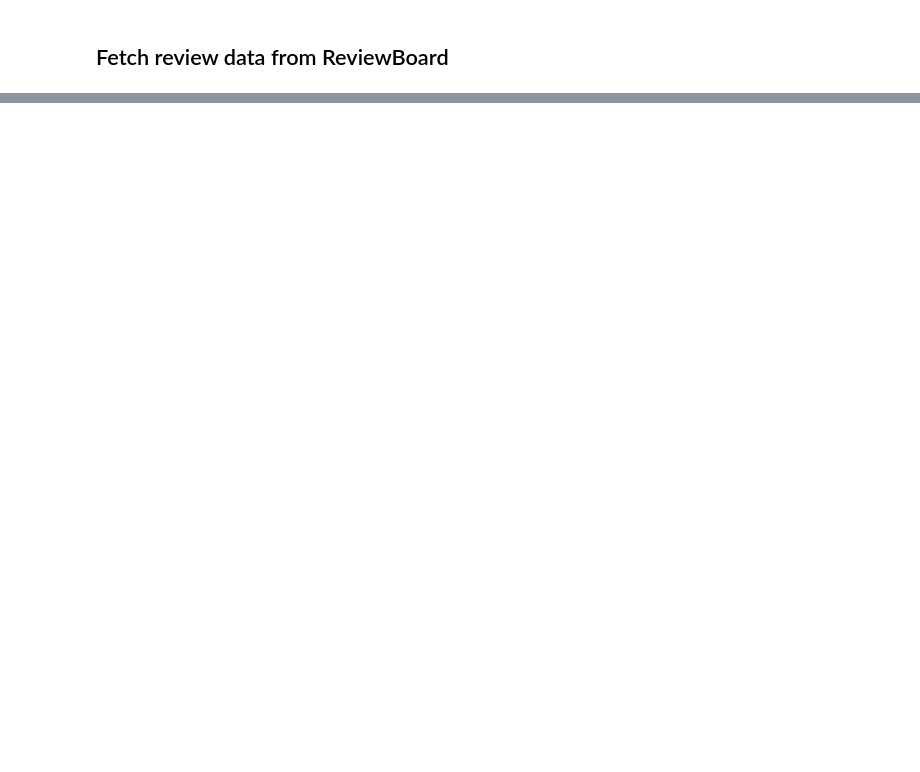
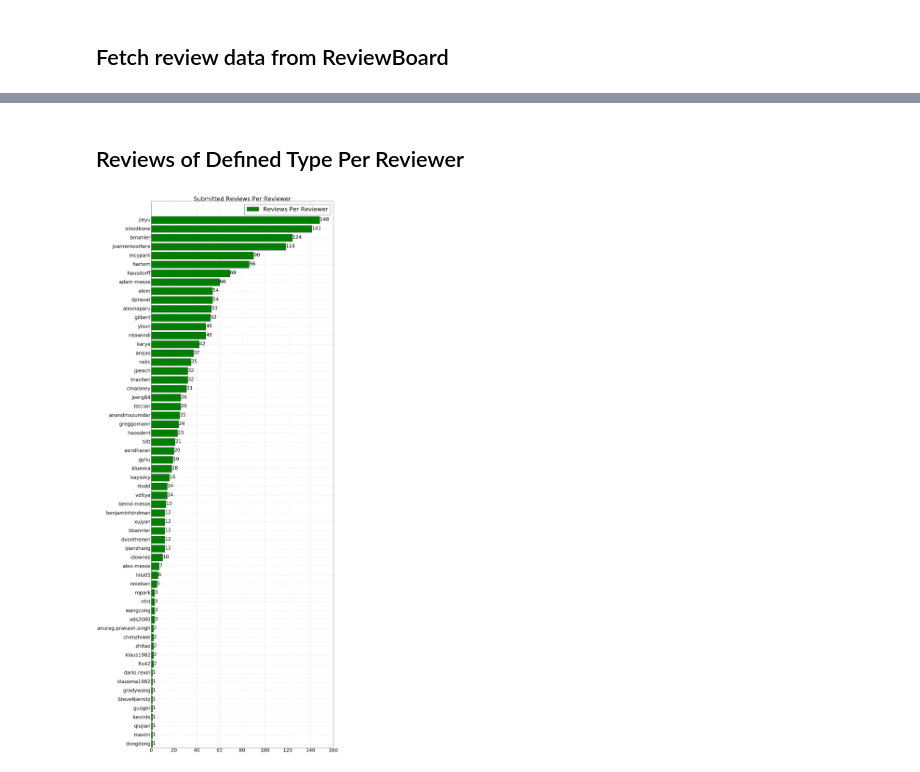
Before and after one commit to mesosphere/rb-stats, a Jupyter notebook: Mesos Review Board.ipynb, the cells around one changed output, grey strips where cells are left out. Saved outputs shown, nothing was run; the diff lists cells and outputs as text; code cells hidden in the pictures; blank space fills up the shorter version.

```diff
--- a/Mesos Review Board.ipynb
+++ b/Mesos Review Board.ipynb
@@ -42,16 +75,40 @@ Outsdaning reviews per reviewer
+# %% [markdown]
+Reviews of Defined Type Per Reviewer
+---
 # %%
+# Fetch the data
 per_shepherd = m.reviews_per_shepherd(reviews)
 chart = m.convert_to_chart(per_shepherd)
 
 # Set up the chart.
 font = {'size' : 30}
 rc('font', **font)
 pyplot.figure(figsize = (20.0, 60.0))
 pylab.grid()
+pylab.title("{first}{stat} Reviews Per Reviewer".format(first=stat[0].upper(), stat=stat[1:]))
 
 # Populate the chart.
 y_positions = arange(len(chart[0]))
-pyplot.barh(y_positions, chart[1])
+plot = pyplot.barh(y_positions, chart[1], .8, color = 'green')
+pyplot.ylim([0, y_positions.size+1.5])
+pyplot.legend((plot,),("Reviews Per Reviewer",))
 
 # Set Y-axis labels.
-yt = pyplot.yticks(y_positions, chart[0])
+yt = pyplot.yticks(y_positions+.4, chart[0])
+plot_values=[]
+
+for value in chart[1]:
+    plot_values.append(value)
+
+def autolabel(rects,values):
+    # attach number values to graph
+    i = 0
+    for rect in rects:
+        length = values[i]
+        height = rect.get_y()
+        pyplot.text(float(values[i]+.1), rect.get_y()+.3, '{length}'.format(length=length),)
+        i += 1
+
+autolabel(plot,plot_values)
+# %% [output]
+[figure, added]
```
Also changed, not shown: parts of 11 cells of this notebook, 1 other file.
